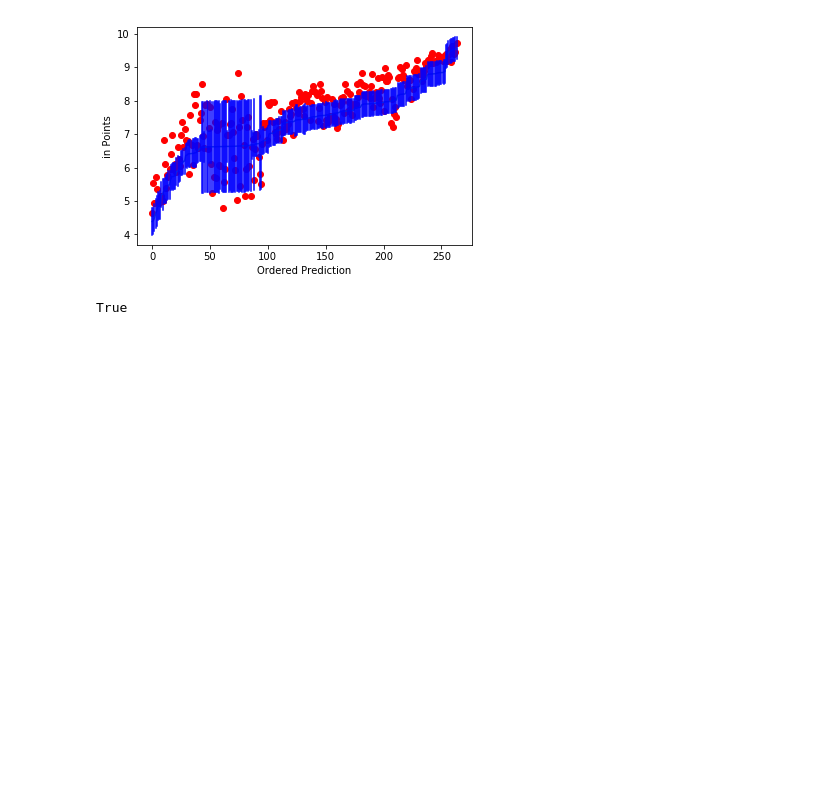
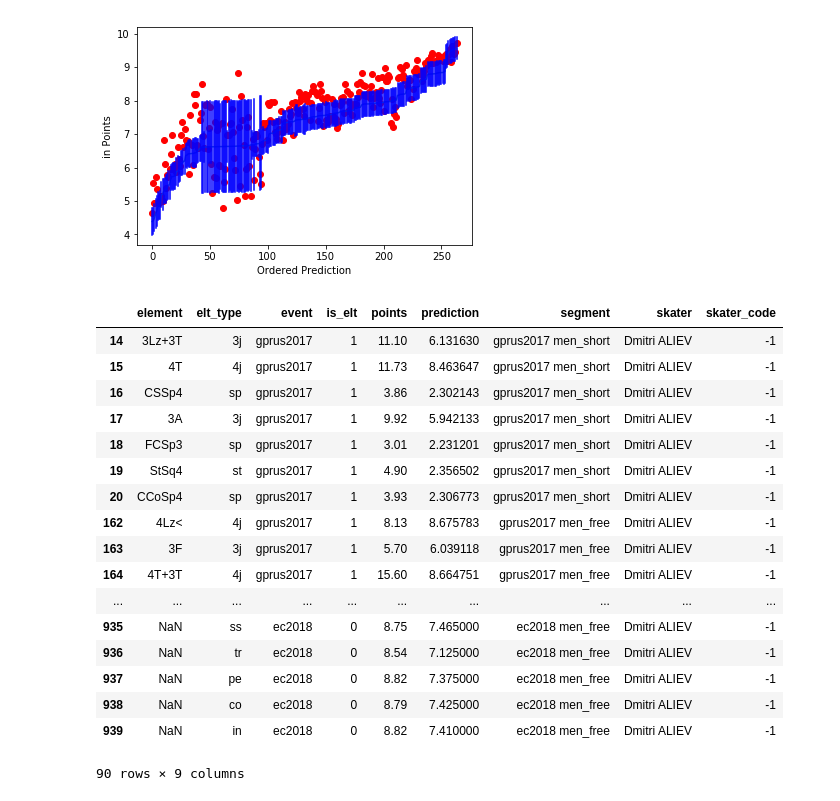
Before and after one commit to mengyazhu96/figure-skating-analysis, a Jupyter notebook: code/fancy_model_2.ipynb, the cells around one changed output. Drawn from its saved outputs; the diff is of its cells as text; code cells hidden in the pictures; blank space fills up the shorter version.

```diff
--- a/code/fancy_model_2.ipynb
+++ b/code/fancy_model_2.ipynb
@@ -194,24 +184,24 @@ for elt_type in ELT_TYPES:
 # %%
-for comp_type in COMP_TYPES:
-    with results[comp_type][1]:
-        results[comp_type][2].set_value(np.asarray(components18[components18.comp_type == comp_type].skater_code))
-        ppc[comp_type] = pm.sample_ppc(results[comp_type][0], model=results[comp_type][1], samples=500)['y_' + comp_type]
+# for comp_type in COMP_TYPES:
+#     with results[comp_type][1]:
+#         results[comp_type][2].set_value(np.asarray(components18[components18.comp_type == comp_type].skater_code))
+#         ppc[comp_type] = pm.sample_ppc(results[comp_type][0], model=results[comp_type][1], samples=500)['y_' + comp_type]
 
-    mean = means[comp_type] = ppc[comp_type].mean(axis=0)
-    std = np.std(ppc[comp_type], axis=0)
+#     mean = means[comp_type] = ppc[comp_type].mean(axis=0)
+#     std = np.std(ppc[comp_type], axis=0)
 
-    # Sort actual point outcomes by order predicted by model.
-    real_outcomes = components18[components18.comp_type == comp_type]
-    order = pd.Series(mean).sort_values().index
-    outcomes = []
-    for index in order:
-        outcomes.append(real_outcomes.iloc[index].points)
-    plt.scatter(xrange(len(mean)), outcomes, color='r')
-    plt.plot(xrange(len(mean)), [mean[x] for x in order])
-    for i, m, s in zip(xrange(len(mean)), mean[order], std[order]):
-        plt.plot([i,i], [m-s, m+s], 'b-')
-    plt.ylabel(comp_type + ' Points');plt.xlabel('Ordered Prediction');
-    plt.show()
+#     # Sort actual point outcomes by order predicted by model.
+#     real_outcomes = components18[components18.comp_type == comp_type]
+#     order = pd.Series(mean).sort_values().index
+#     outcomes = []
+#     for index in order:
+#         outcomes.append(real_outcomes.iloc[index].points)
+#     plt.scatter(xrange(len(mean)), outcomes, color='r')
+#     plt.plot(xrange(len(mean)), [mean[x] for x in order])
+#     for i, m, s in zip(xrange(len(mean)), mean[order], std[order]):
+#         plt.plot([i,i], [m-s, m+s], 'b-')
+#     plt.ylabel(comp_type + ' Points');plt.xlabel('Ordered Prediction');
+#     plt.show()
 # %% [output]
 [figure]
 [figure]
@@ -229,10 +219,11 @@ for index, row in elt_predictions.iterrows():
     elt_indices[row.elt_type] += 1
 # %%
 comp_pred_col = []
-comp_indices = {comp_type: 0 for comp_type in COMP_TYPES}
+# comp_indices = {comp_type: 0 for comp_type in COMP_TYPES}
 for index, row in comp_predictions.iterrows():
-    comp_pred_col.append(means[row.comp_type][comp_indices[row.comp_type]])
-    comp_indices[row.comp_type] += 1
+    comp_pred_col.append(comps_history[row.skater][row.comp_type])
+#     comp_pred_col.append(means[row.comp_type][comp_indices[row.comp_type]])
+#     comp_indices[row.comp_type] += 1
 # %%
 elt_predictions['prediction'] = elt_pred_col
 comp_predictions['prediction'] = comp_pred_col
@@ -246,4 +237,21 @@ predictions.to_csv('fits/men_predictions2.csv')
-# %%
-'Daniel SAMOHIN' in skater_lookup
-# %% [output]
-True
+# %%
+predictions[predictions.skater == 'Dmitri ALIEV']
+# %% [output]
+|  | element | elt_type | event | is_elt | points | prediction | segment | skater | skater_code |
+| 14 | 3Lz+3T | 3j | gprus2017 | 1 | 11.10 | 6.131630 | gprus2017 men_short | Dmitri ALIEV | -1 |
+| 15 | 4T | 4j | gprus2017 | 1 | 11.73 | 8.463647 | gprus2017 men_short | Dmitri ALIEV | -1 |
+| 16 | CSSp4 | sp | gprus2017 | 1 | 3.86 | 2.302143 | gprus2017 men_short | Dmitri ALIEV | -1 |
+| 17 | 3A | 3j | gprus2017 | 1 | 9.92 | 5.942133 | gprus2017 men_short | Dmitri ALIEV | -1 |
+| 18 | FCSp3 | sp | gprus2017 | 1 | 3.01 | 2.231201 | gprus2017 men_short | Dmitri ALIEV | -1 |
+| 19 | StSq4 | st | gprus2017 | 1 | 4.90 | 2.356502 | gprus2017 men_short | Dmitri ALIEV | -1 |
+| 20 | CCoSp4 | sp | gprus2017 | 1 | 3.93 | 2.306773 | gprus2017 men_short | Dmitri ALIEV | -1 |
+| 162 | 4Lz< | 4j | gprus2017 | 1 | 8.13 | 8.675783 | gprus2017 men_free | Dmitri ALIEV | -1 |
+| 163 | 3F | 3j | gprus2017 | 1 | 5.70 | 6.039118 | gprus2017 men_free | Dmitri ALIEV | -1 |
+| 164 | 4T+3T | 4j | gprus2017 | 1 | 15.60 | 8.664751 | gprus2017 men_free | Dmitri ALIEV | -1 |
+| ... | ... | ... | ... | ... | ... | ... | ... | ... | ... |
+| 935 | NaN | ss | ec2018 | 0 | 8.75 | 7.465000 | ec2018 men_free | Dmitri ALIEV | -1 |
+| 936 | NaN | tr | ec2018 | 0 | 8.54 | 7.125000 | ec2018 men_free | Dmitri ALIEV | -1 |
+| 937 | NaN | pe | ec2018 | 0 | 8.82 | 7.375000 | ec2018 men_free | Dmitri ALIEV | -1 |
+| 938 | NaN | co | ec2018 | 0 | 8.79 | 7.425000 | ec2018 men_free | Dmitri ALIEV | -1 |
+| 939 | NaN | in | ec2018 | 0 | 8.82 | 7.410000 | ec2018 men_free | Dmitri ALIEV | -1 |
+90 rows × 9 columns
```
Also changed, not shown: parts of 10 cells of this notebook, 3 other files.
